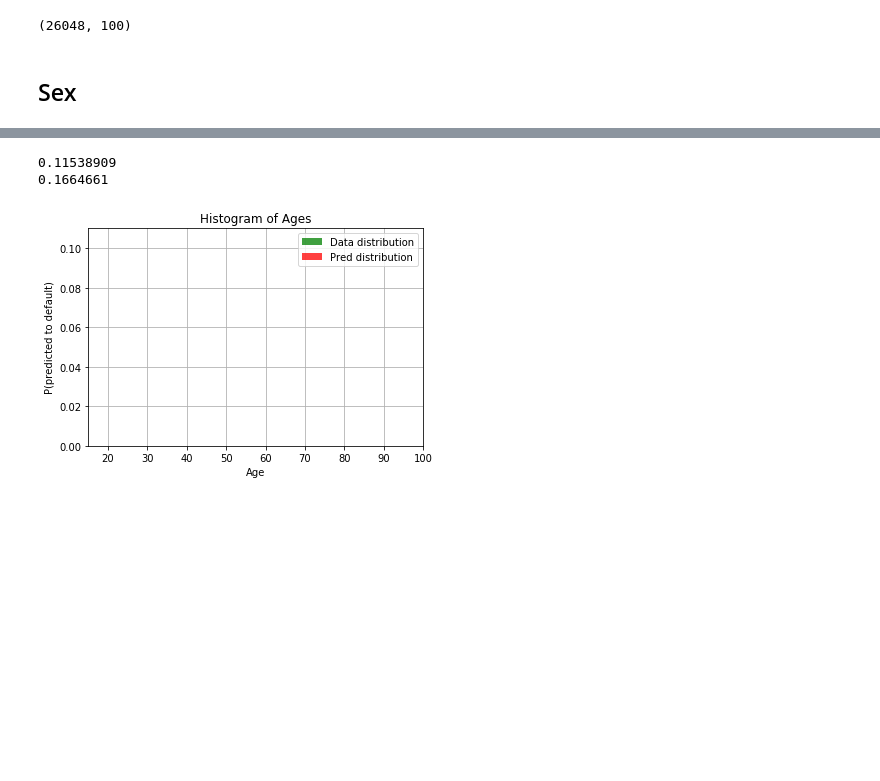
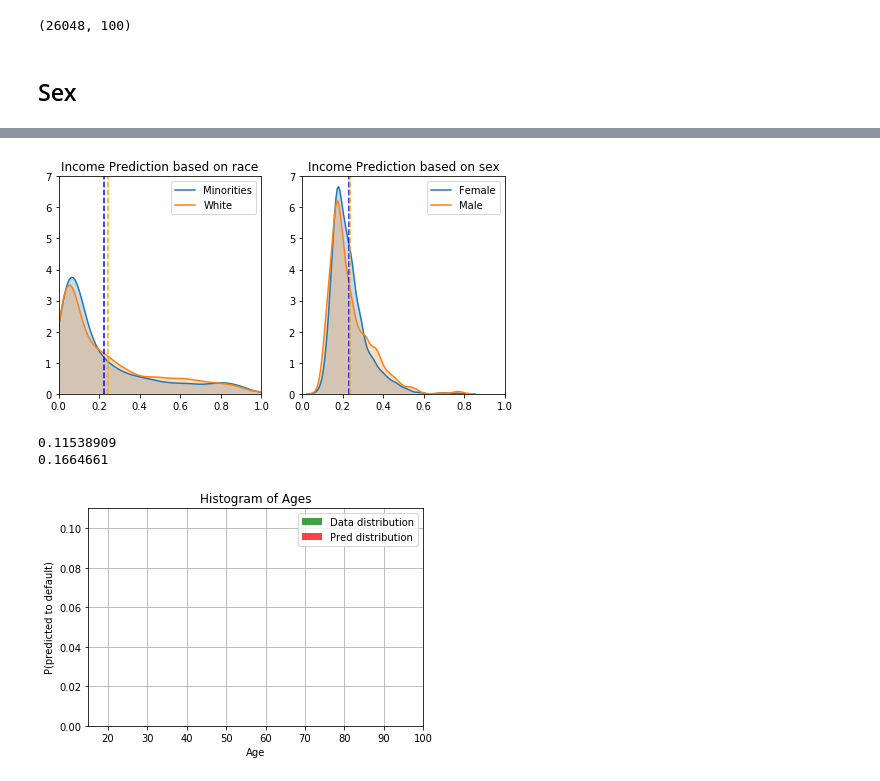
Before and after one commit to al5250/credit-fariness, a Jupyter notebook: notebooks/adult-income.ipynb, the cells around one changed output, grey strips where cells are left out. Cells and saved outputs as stored; diff of their text form; code cells hidden in the pictures; blank space fills up the shorter version.

```diff
--- a/notebooks/adult-income.ipynb
+++ b/notebooks/adult-income.ipynb
@@ -327,3 +428,31 @@ ax[1].set_ylabel('Relative Frequency')
+# %%
+inputs = torch.from_numpy(X_test.values).float()
+outputs1 = torch.sigmoid(model2s[2](inputs)).squeeze().data.numpy()
+outputs2 = torch.sigmoid(model2s_race[2](inputs)).squeeze().data.numpy()
+female = (A_test['sex_Female'] == 1)
+minority = (A_test['race_White'] == 0)
+
+fig, ax = plt.subplots(1, 2, figsize=(8, 4))
+
+kdeplot(outputs2[minority], shade=True, ax=ax[0], label="Minorities")
+kdeplot(outputs2[~minority], shade=True, ax=ax[0], label='White')
+ax[0].axvline(outputs2[minority].mean(), ls='--', c='b')
+ax[0].axvline(outputs2[~minority].mean(), ls='--', c='orange')
+ax[0].set_title('Income Prediction based on race')
+ax[0].set_xlim([0, 1])
+ax[0].set_ylim([0, 7])
+#ax[0].legend(['white', 'minorities'])
+
+kdeplot(outputs1[female], shade=True, ax=ax[1], label='Female')
+kdeplot(outputs1[~female], shade=True, ax=ax[1], label='Male')
+ax[1].axvline(outputs1[female].mean(), ls='--', c='b')
+ax[1].axvline(outputs1[~female].mean(), ls='--', c='orange')
+ax[1].set_title('Income Prediction based on sex')
+ax[1].set_xlim([0, 1])
+ax[1].set_ylim([0, 7])
+#plt.savefig('boundary-bias.pdf', bbox_inches='tight')
+# %% [output]
+[figure, added]
 # %%
 inputs = torch.from_numpy(X_train.values).float()
 output_probs = torch.sigmoid(model2(inputs)).squeeze().data.numpy()
```
Also changed, not shown: parts of 22 cells of this notebook, 12 other files.
